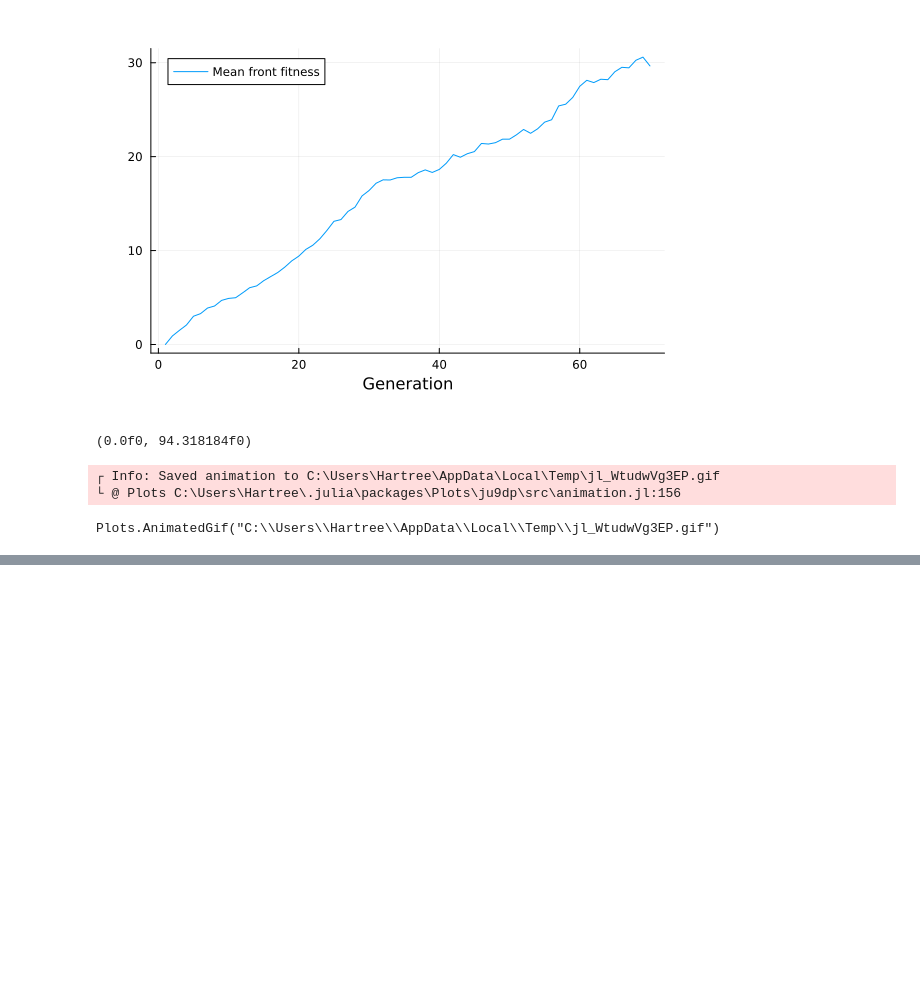
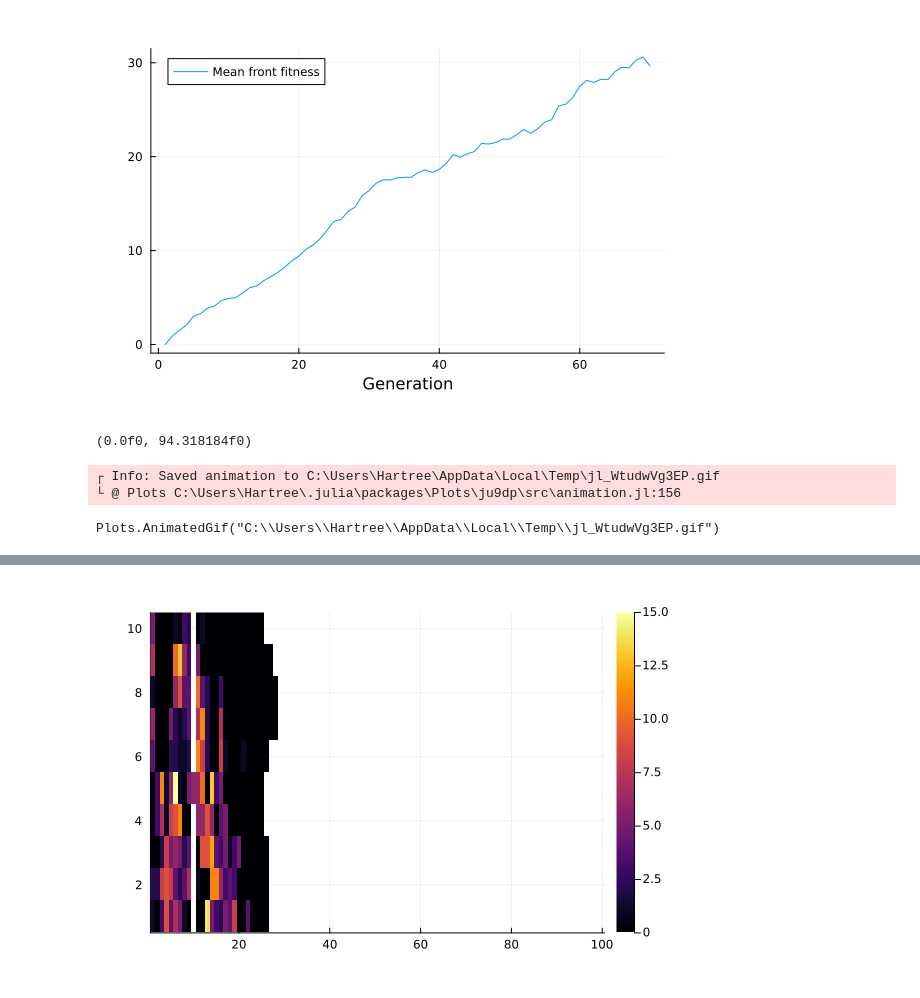
Before and after one commit to HartreeY/RESK, a Jupyter notebook: study/ohwell.ipynb, the cells around one changed output, grey strips where cells are left out. Cells and saved outputs as stored; diff of their text form; code cells hidden in the pictures; blank space fills up the shorter version.

```diff
--- a/study/ohwell.ipynb
+++ b/study/ohwell.ipynb
@@ -79,0 +88,4 @@ Plots.AnimatedGif("C:\\Users\\Hartree\\AppData\\Local\\Temp\\jl_0HujMdoZAD.gif")
+# %%
+Plots.heatmap(test["cAa"][:,:,1,150,1]')
+# %% [output]
+[figure, added]
```
Also changed, not shown: parts of 16 cells of this notebook, 8 other files.
